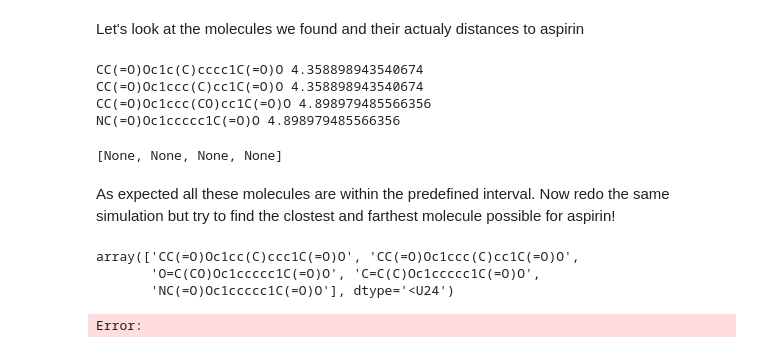
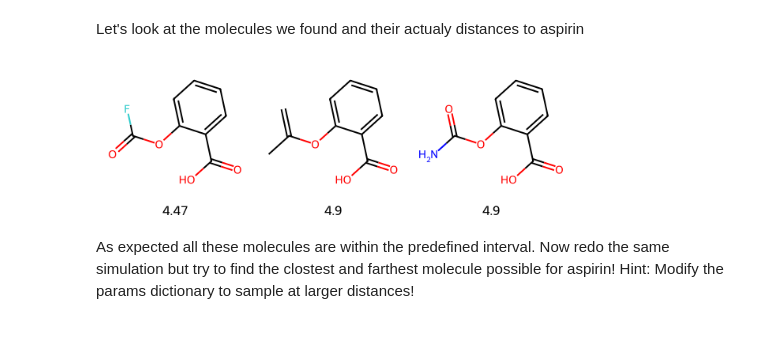
Before and after one commit to kvkarandashev/mosaics-dev, a Jupyter notebook: examples/05_chemspacesampler/tutorial/tutorial.ipynb, the cells around one changed output. Saved outputs shown, nothing was run; the diff lists cells and outputs as text; code cells hidden in the pictures.

```diff
--- a/examples/05_chemspacesampler/tutorial/tutorial.ipynb
+++ b/examples/05_chemspacesampler/tutorial/tutorial.ipynb
@@ -124,7 +119,7 @@ from mosaics.minimized_functions import chemspace_potentials
 from mosaics.beta_choice import gen_exp_beta_array
 
 params = {
-    'min_d': 2.0,
+    'min_d': 1.0,
     'max_d': 5.0,
     'V_0_pot': 1,
     'strictly_in': True,
@@ -132,12 +127,12 @@ params = {
     'synth_cut_soft':10,
     'synth_cut_hard':10,
     'NPAR': 1,
-    'Nsteps': 15,
+    'Nsteps': 5,
     'bias_strength': "none",
     'possible_elements': ["C", "O", "N", "F"],
     'not_protonated': None,
     'forbidden_bonds': [(8, 9), (8, 8), (9, 9), (7, 7)],
-    'nhatoms_range': [13, 16],
+    'nhatoms_range': [13, 13],
     'betas': gen_exp_beta_array(4, 1.0, 32, max_real_beta=8.0),
     'make_restart_frequency': None,
     "rep_type": "2d",
@@ -146,4 +141,5 @@ params = {
     'mmff_check': True,
     "verbose": False}
 
-MOLS, D = chemspace_potentials.chemspacesampler_ECFP(smiles="CC(=O)OC1=CC=CC=C1C(=O)O", params=params)
+aspirin = "CC(=O)OC1=CC=CC=C1C(=O)O"
+MOLS, D = chemspace_potentials.chemspacesampler_ECFP(smiles=aspirin, params=params)
@@ -153,20 +146,12 @@ RDKit WARNING: [15:29:15] Enabling RDKit 2019.09.3 jupyter extensions
 # %% [markdown]
 Let's look at the molecules we found and their actualy distances to aspirin
-# %%
-[print(mol, d) for mol, d in zip(MOLS, D)]
-# %% [output]
-CC(=O)Oc1c(C)cccc1C(=O)O 4.358898943540674
-CC(=O)Oc1ccc(C)cc1C(=O)O 4.358898943540674
-CC(=O)Oc1ccc(CO)cc1C(=O)O 4.898979485566356
-NC(=O)Oc1ccccc1C(=O)O 4.898979485566356
-[None, None, None, None]
+# %%
+rdkit_mols = [Chem.MolFromSmiles(smiles) for smiles in MOLS]
+img = Draw.MolsToGridImage(rdkit_mols, molsPerRow=4, subImgSize=(200, 200), legends=[str(round(d, 2)) for d in D])
+display(img)
+# %% [output]
+[figure, added]
 # %% [markdown]
 As expected all these molecules are within the predefined interval.
 Now redo the same simulation but try to find the clostest and farthest molecule possible for aspirin!
+Hint: Modify the params dictionary to sample at larger distances!
-# %%
-MOLS
-# %% [output]
-array(['CC(=O)Oc1cc(C)ccc1C(=O)O', 'CC(=O)Oc1ccc(C)cc1C(=O)O',
-       'O=C(CO)Oc1ccccc1C(=O)O', 'C=C(C)Oc1ccccc1C(=O)O',
-       'NC(=O)Oc1ccccc1C(=O)O'], dtype='<U24')
-Error:
```
Also changed, not shown: parts of 21 cells of this notebook.
